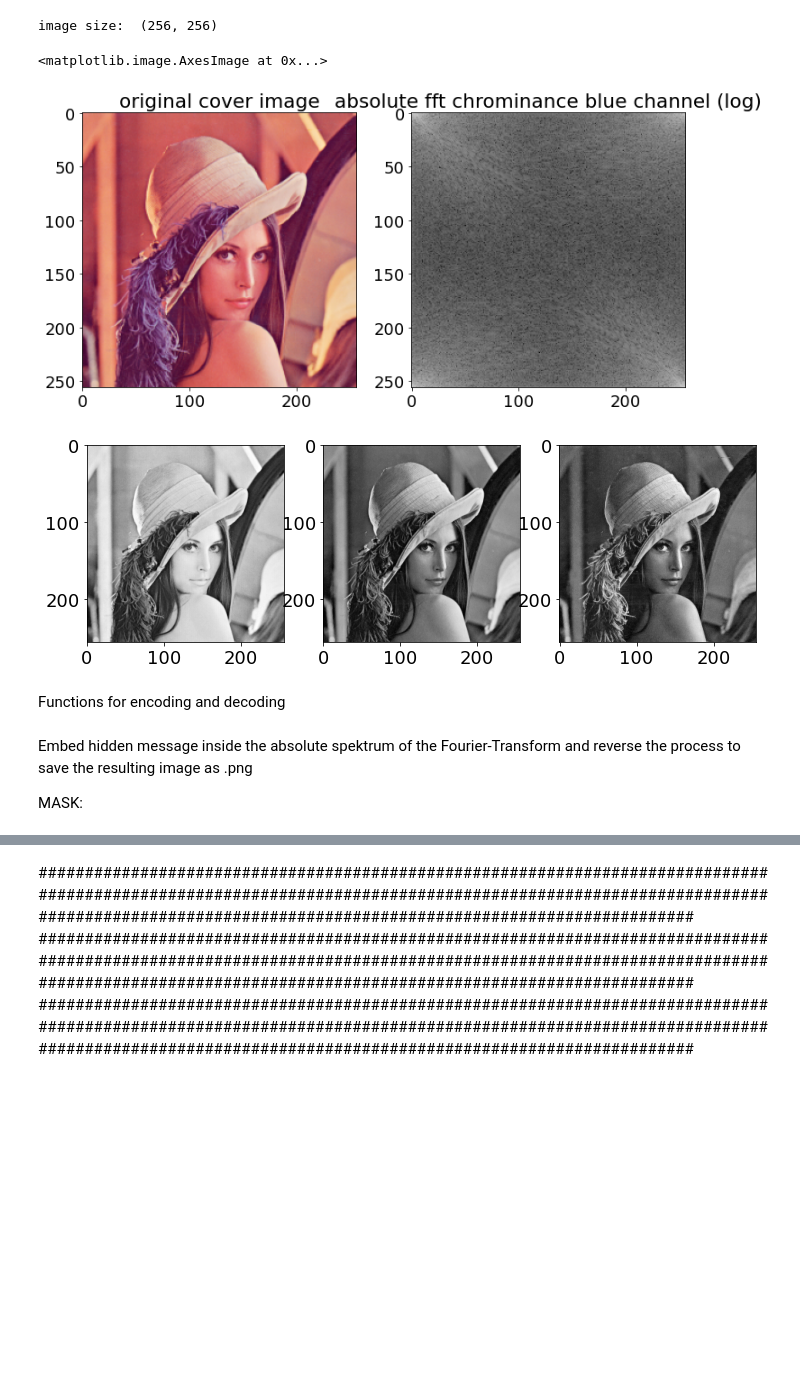
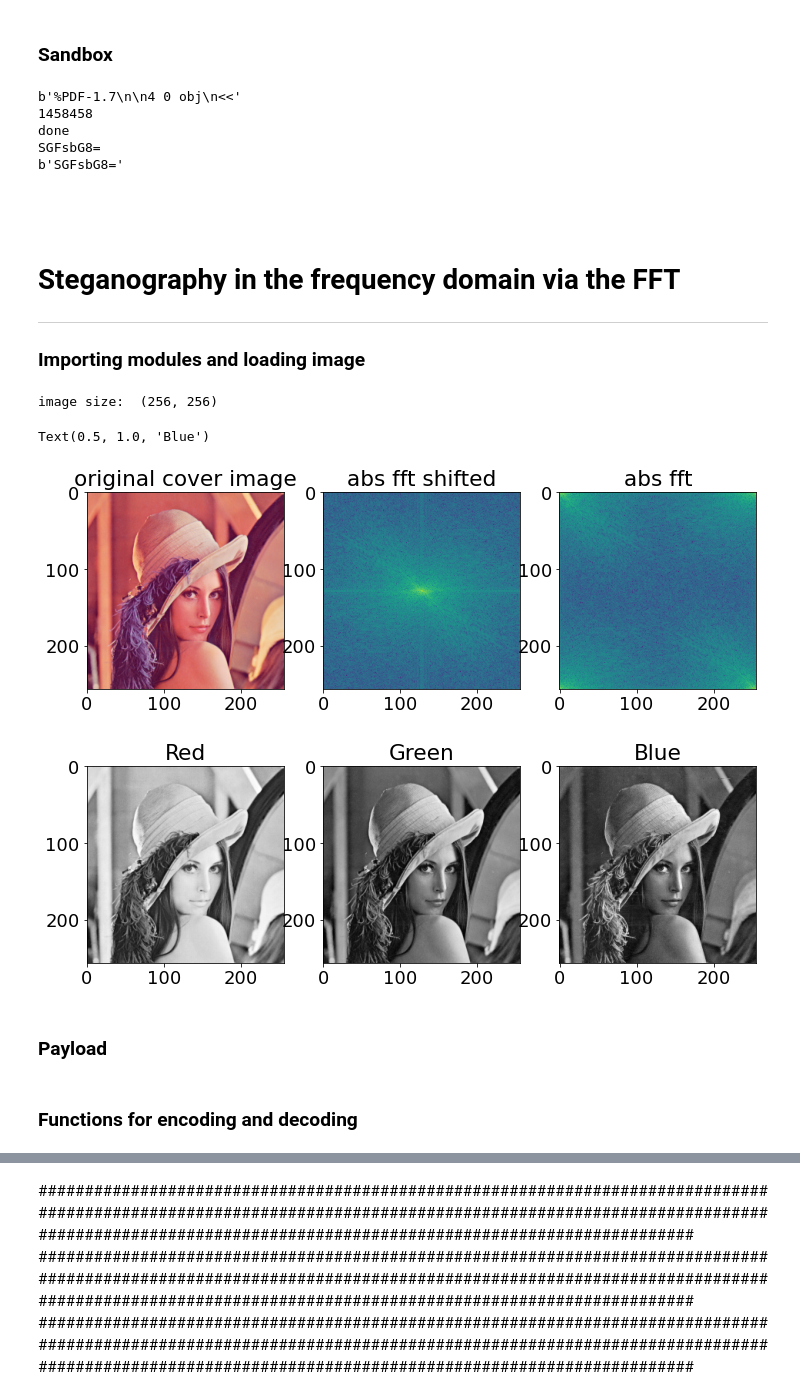
Before and after one commit to PIX3LFLUX/Steganosaurus, a Jupyter notebook: FFT_stego_sharp.ipynb, the cells around one changed output, grey strips where cells are left out. Saved outputs shown, nothing was run; the diff lists cells and outputs as text; code cells hidden in the pictures; blank space fills up the shorter version.

Commit message:
- adjusted some plots and notebooks

```diff
--- a/FFT_stego_sharp.ipynb
+++ b/FFT_stego_sharp.ipynb
@@ -1,14 +1,59 @@
+# %% [markdown]
+### Sandbox
+# %%
+# loading files as binary without parsing
+with open("C:\\Users\\maxik\\Documents\\Semester_6\\Präsenzprüfung.pdf", "rb") as file:
+    binary = file.read()
+    print(binary[:20])
+    print(len(binary))
+
+print("done")
+
+import base64
+def b64_utf8_encode(string):
+    string_b64 = base64.b64encode(string.encode("utf-8"))
+    encodedStr = str(string_b64, "utf-8")
+
+    print(encodedStr)
+    return string_b64
+
+def b64_utf8_decode(string):
+    decodedBytes = base64.b64decode(string)
+    decodedStr = str(decodedBytes, "utf-8")
+
+    print(decodedStr)
+    return decodedBytes
+
+secret = b64_utf8_encode("Hallo")
+print(secret)
+print(b64_utf8_encode(secret))
+# %% [output]
+b'%PDF-1.7\n\n4 0 obj\n<<'
+1458458
+done
+SGFsbG8=
+b'SGFsbG8='
+# %% [markdown]
+<br>
+<br>
+
+# Steganography in the frequency domain via the FFT
+----
+
+### Importing modules and loading image
 # %%
 from PIL import Image
 import numpy as np
 import matplotlib.pyplot as plt
 %matplotlib inline
 
+# some settings for inline plots
 plt.rcParams['figure.figsize'] = [12,8]
 plt.rcParams.update({'font.size':18})
 
 # specifying cover image path
 cover_img_path = "ImageSources\\tif\\lena_color_256.tif"
+# cover_img_path = "ImageSources\\jfif\\the_rock.jfif"
 # cover_img_path = "C:\\Users\\maxik\\Documents\\Semester_6\\Projektarbeit\\github_repo\\Steganography\\ImageSources\\jpg\\iron_patriot.jpg"
 # cover_img_path = "C:\\Users\\maxik\\Documents\\Semester_6\\Projektarbeit\\github_repo\\Steganography\\ImageSources\\jfif\\obi-wan_kenobi.jfif"
 
@@ -35,37 +80,46 @@ def resize(cover_img_path: str) -> Image:
         # resize rows to max (900) and adjust columns accordingly
         if rows > 900:
             new_rows = 900
             new_cols = new_rows//ratio
 
     im_resize = image.resize((round(new_cols), round(new_rows)))
     return im_resize
 
 image = resize(cover_img_path)
 # image = image.convert("YCbCr")
 
 # Rot, Grün, Blau= image.split() #split image into its RGB channels
 channel0, channel1, channel2 = image.split()
 
 print("image size: ",image.size)
 
 plt.figure()
-plt.subplot(121)
+plt.subplot(131)
 plt.imshow(image)
 plt.title("original cover image")
 
+fft_abs = 10*np.log10(np.abs(np.fft.fftshift(np.fft.fft2(channel1))))
+plt.subplot(132)
+plt.imshow(fft_abs)
+plt.title("abs fft shifted")
 fft_abs = 10*np.log10(np.abs(np.fft.fft2(channel1)))
-plt.subplot(122)
-plt.imshow(fft_abs, cmap="gray")
-plt.title("absolute fft chrominance blue channel (log)")
+plt.subplot(133)
+plt.imshow(fft_abs)
+plt.title("abs fft")
 plt.figure()
 plt.subplot(131)
 plt.imshow(channel0, cmap="gray")
+plt.title("Red")
 plt.subplot(132)
 plt.imshow(channel1, cmap="gray")
+plt.title("Green")
 plt.subplot(133)
 plt.imshow(channel2, cmap="gray")
+plt.title("Blue")
 # %% [output]
 image size:  (256, 256)
-<matplotlib.image.AxesImage at 0x...>
+Text(0.5, 1.0, 'Blue')
-[figure, old version]
+[figure, new version]
-[figure, old version]
+[figure, new version]
+# %% [markdown]
+### Payload
@@ -72,3 +128,3 @@ image size:  (256, 256)
 # %% [markdown]
-Functions for encoding and decoding
+### Functions for encoding and decoding
 # %%
@@ -134,7 +189,3 @@ def message2bin(message, threshold):
         else:
             digital[ix] = 0
     return digital
-# %% [markdown]
-Embed hidden message inside the absolute spektrum of the Fourier-Transform and reverse the process to save the resulting image as .png
-
-MASK:
```
Also changed, not shown: parts of 18 cells of this notebook, 4 other files.
